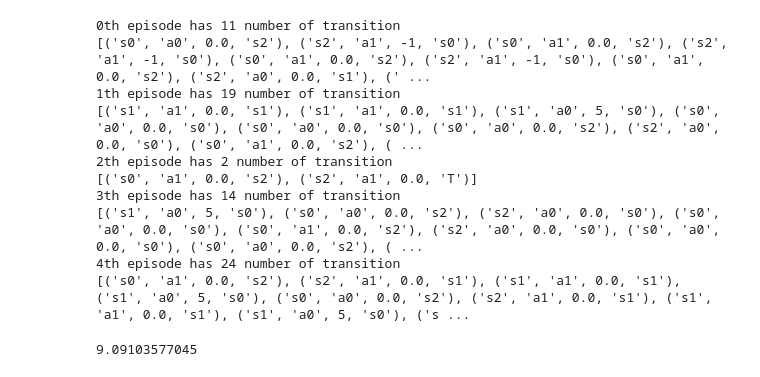
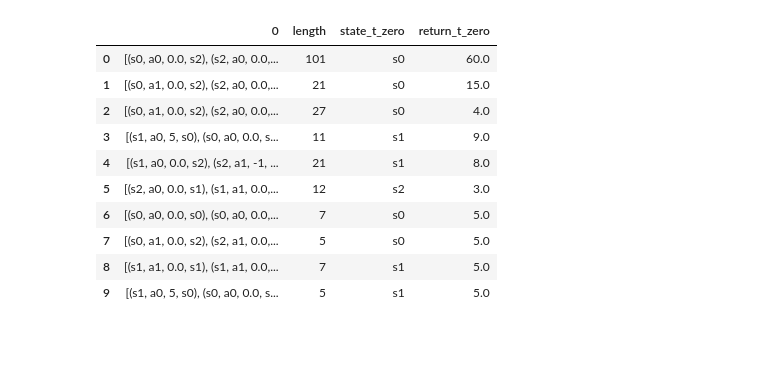
Before and after one commit to vumaasha/rl_handson, a Jupyter notebook: MDP/mdp.ipynb, the cells around one changed output. Cells and saved outputs as stored; diff of their text form; code cells hidden in the pictures; blank space fills up the shorter version.

```diff
--- a/MDP/mdp.ipynb
+++ b/MDP/mdp.ipynb
@@ -44,34 +44,3 @@ rewards = {
     's1': {'a0': {'s0': +5}},
     's2': {'a1': {'s0': -1}}
 }
-# %%
-from mdp import MDP
-
-mdp = MDP(transition_probs, rewards)
-
-# lets create some sample trajectories / episodes
-for i in range(5):
-    episode = mdp.generate_episodes()
-    print('{}th episode has {} number of transition'.format(i, len(episode)))
-    print(episode)
-# %% [output]
-0th episode has 11 number of transition
-[('s0', 'a0', 0.0, 's2'), ('s2', 'a1', -1, 's0'), ('s0', 'a1', 0.0, 's2'), ('s2', 'a1', -1, 's0'), ('s0', 'a1', 0.0, 's2'), ('s2', 'a1', -1, 's0'), ('s0', 'a1', 0.0, 's2'), ('s2', 'a0', 0.0, 's1'), (' ...
-1th episode has 19 number of transition
-[('s1', 'a1', 0.0, 's1'), ('s1', 'a1', 0.0, 's1'), ('s1', 'a0', 5, 's0'), ('s0', 'a0', 0.0, 's0'), ('s0', 'a0', 0.0, 's0'), ('s0', 'a0', 0.0, 's2'), ('s2', 'a0', 0.0, 's0'), ('s0', 'a1', 0.0, 's2'), ( ...
-2th episode has 2 number of transition
-[('s0', 'a1', 0.0, 's2'), ('s2', 'a1', 0.0, 'T')]
-3th episode has 14 number of transition
-[('s1', 'a0', 5, 's0'), ('s0', 'a0', 0.0, 's2'), ('s2', 'a0', 0.0, 's0'), ('s0', 'a0', 0.0, 's0'), ('s0', 'a1', 0.0, 's2'), ('s2', 'a0', 0.0, 's0'), ('s0', 'a0', 0.0, 's0'), ('s0', 'a0', 0.0, 's2'), ( ...
-4th episode has 24 number of transition
-[('s0', 'a1', 0.0, 's2'), ('s2', 'a1', 0.0, 's1'), ('s1', 'a1', 0.0, 's1'), ('s1', 'a0', 5, 's0'), ('s0', 'a0', 0.0, 's2'), ('s2', 'a1', 0.0, 's1'), ('s1', 'a1', 0.0, 's1'), ('s1', 'a0', 5, 's0'), ('s ...
-# %%
-def get_return(episode, t, gamma):
-    if len(episode) > t:
-        return episode[t][2] + gamma * get_return(episode, t+1, gamma)
-    else:
-        return 0
-# %%
-get_return(episode, 10, 0.9)
-# %% [output]
-9.09103577045
@@ -77,0 +51,32 @@ get_return(episode, 10, 0.9)
+# %%
+import pandas as pd
+pd.set_option('display.max_colwidth',-1)
+
+def get_return(episode, t=0, gamma=1):
+    if len(episode) > t:
+        return episode[t][2] + gamma * get_return(episode, t+1, gamma)
+    else:
+        return 0
+
+def generate_episodes(count=10,start_state=None):
+    episodes = [mdp.generate_episodes(start_state=start_state) for i in range(count)]
+    episodes_df = pd.Series(episodes).to_frame()
+    episodes_df['length'] = episodes_df[0].apply(len)
+    episodes_df['state_t_zero'] = episodes_df[0].apply(lambda x:x[0][0])
+    episodes_df['return_t_zero'] =  episodes_df[0].apply(get_return)
+    return episodes_df
+# %%
+episodes_df = generate_episodes()
+episodes_df
+# %% [output]
+|  | 0 | length | state_t_zero | return_t_zero |
+| 0 | [(s0, a0, 0.0, s2), (s2, a0, 0.0,... | 101 | s0 | 60.0 |
+| 1 | [(s0, a1, 0.0, s2), (s2, a0, 0.0,... | 21 | s0 | 15.0 |
+| 2 | [(s0, a1, 0.0, s2), (s2, a0, 0.0,... | 27 | s0 | 4.0 |
+| 3 | [(s1, a0, 5, s0), (s0, a0, 0.0, s... | 11 | s1 | 9.0 |
+| 4 | [(s1, a0, 0.0, s2), (s2, a1, -1, ... | 21 | s1 | 8.0 |
+| 5 | [(s2, a0, 0.0, s1), (s1, a1, 0.0,... | 12 | s2 | 3.0 |
+| 6 | [(s0, a0, 0.0, s0), (s0, a0, 0.0,... | 7 | s0 | 5.0 |
+| 7 | [(s0, a1, 0.0, s2), (s2, a1, 0.0,... | 5 | s0 | 5.0 |
+| 8 | [(s1, a1, 0.0, s1), (s1, a1, 0.0,... | 7 | s1 | 5.0 |
+| 9 | [(s1, a0, 5, s0), (s0, a0, 0.0, s... | 5 | s1 | 5.0 |
```
Also changed, not shown: parts of 5 cells of this notebook, 3 other files.
